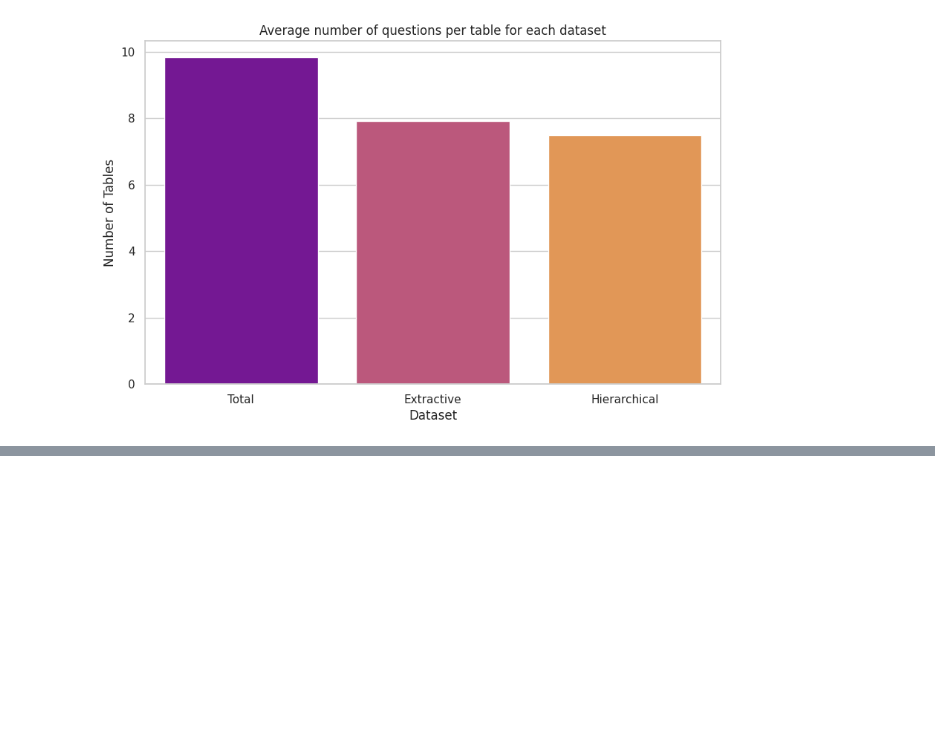
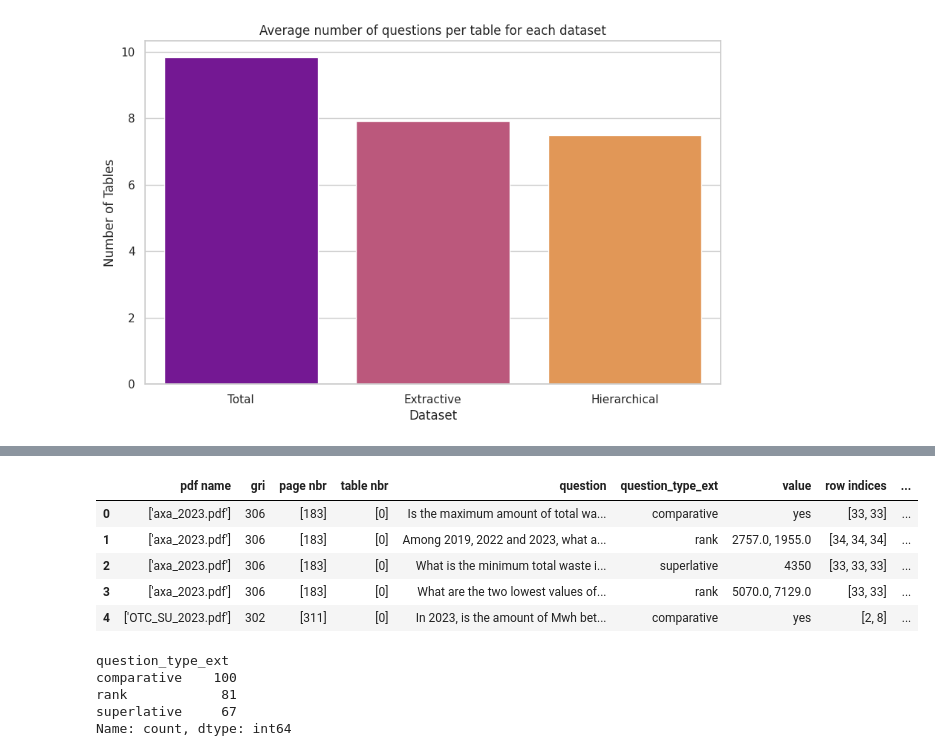
Before and after one commit to softlab-unimore/gri_qa, a Jupyter notebook: stats/data_stats.ipynb, the cells around one changed output, grey strips where cells are left out. Cells and saved outputs as stored; diff of their text form; code cells hidden in the pictures; blank space fills up the shorter version.

```diff
--- a/stats/data_stats.ipynb
+++ b/stats/data_stats.ipynb
@@ -355,0 +360,28 @@ Passing `palette` without assigning `hue` is deprecated and will be removed in v
+# %%
+import pandas as pd
+import numpy as np
+
+extra = pd.read_csv("../dataset/one-table/gri-qa_extra.csv")
+rel = pd.read_csv("../dataset/one-table/gri-qa_rel.csv")
+quant = pd.read_csv("../dataset/one-table/gri-qa_quant.csv")
+step = pd.read_csv("../dataset/one-table/gri-qa_multistep.csv")
+
+m2_step = pd.read_csv("../dataset/multi-table/gri-qa_multitable2_multistep.csv")
+m3_step = pd.read_csv("../dataset/multi-table/gri-qa_multitable3_multistep.csv")
+m5_step = pd.read_csv("../dataset/multi-table/gri-qa_multitable5_multistep.csv")
+
+m2_rel = pd.read_csv("../dataset/multi-table/gri-qa_multitable2_rel.csv")
+m3_rel = pd.read_csv("../dataset/multi-table/gri-qa_multitable3_rel.csv")
+m5_rel = pd.read_csv("../dataset/multi-table/gri-qa_multitable5_rel.csv")
+
+m2_quant = pd.read_csv("../dataset/multi-table/gri-qa_multitable2_quant.csv")
+m3_quant = pd.read_csv("../dataset/multi-table/gri-qa_multitable3_quant.csv")
+m5_quant = pd.read_csv("../dataset/multi-table/gri-qa_multitable5_quant.csv")
+
+m_step = pd.concat([m2_step, m3_step, m5_step], axis="rows")
+m_rel = pd.concat([m2_rel, m3_rel, m5_rel], axis="rows")
+m_quant = pd.concat([m2_quant, m3_quant, m5_quant], axis="rows")
+
+assert len(m2_step) + len(m3_step) + len(m5_step) == len(m_step)
+assert len(m2_rel) + len(m3_rel) + len(m5_rel) == len(m_rel)
+assert len(m2_quant) + len(m3_quant) + len(m5_quant) == len(m_quant)
@@ -355,0 +463,17 @@ Passing `palette` without assigning `hue` is deprecated and will be removed in v
+# %%
+rel.head()
+# %% [output]
+|  | pdf name | gri | page nbr | table nbr | question | question_type_ext | value | row indices | ... |
+| 0 | ['axa_2023.pdf'] | 306 | [183] | [0] | Is the maximum amount of total wa... | comparative | yes | [33, 33] | ... |
+| 1 | ['axa_2023.pdf'] | 306 | [183] | [0] | Among 2019, 2022 and 2023, what a... | rank | 2757.0, 1955.0 | [34, 34, 34] | ... |
+| 2 | ['axa_2023.pdf'] | 306 | [183] | [0] | What is the minimum total waste i... | superlative | 4350 | [33, 33, 33] | ... |
+| 3 | ['axa_2023.pdf'] | 306 | [183] | [0] | What are the two lowest values of... | rank | 5070.0, 7129.0 | [33, 33] | ... |
+| 4 | ['OTC_SU_2023.pdf'] | 302 | [311] | [0] | In 2023, is the amount of Mwh bet... | comparative | yes | [2, 8] | ... |
+# %%
+print(rel["question_type_ext"].value_counts())
+# %% [output]
+question_type_ext
+comparative    100
+rank            81
+superlative     67
+Name: count, dtype: int64
```
Also changed, not shown: parts of 9 cells of this notebook, 31 other files.
